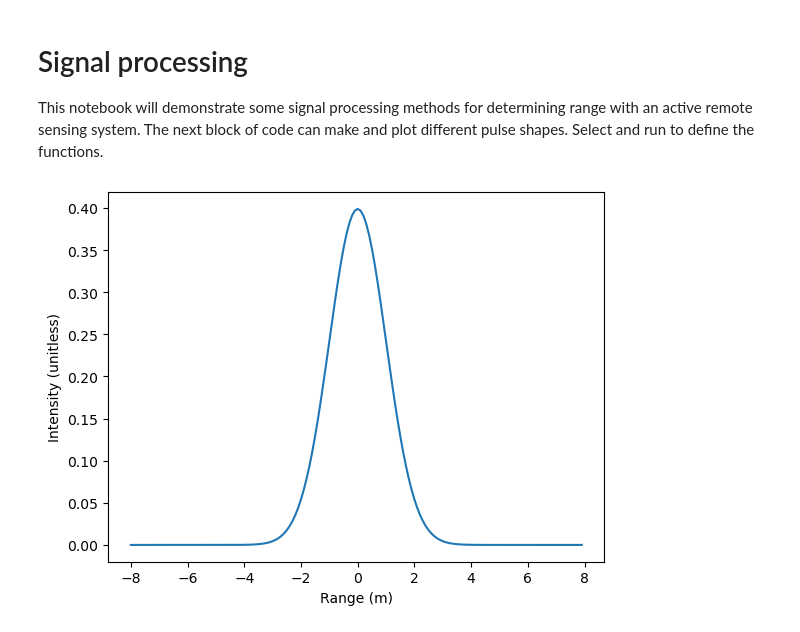
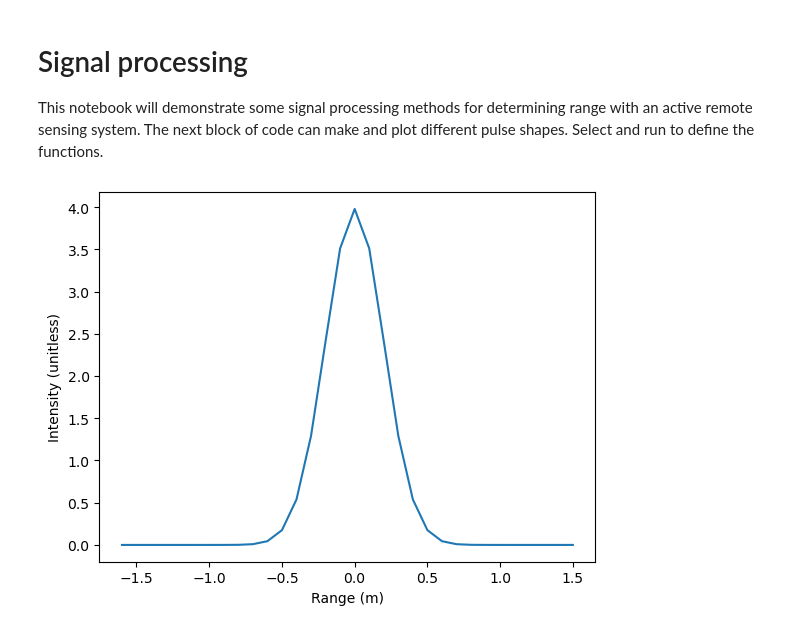
Before and after one commit to edinburgh-university-OOSA/active_sensing, a Jupyter notebook: signal_processing/signal_process.ipynb, the cells around one changed output. Cells and saved outputs as stored; diff of their text form; code cells hidden in the pictures.

Commit message:
More work on signal processing.

```diff
--- a/signal_processing/signal_process.ipynb
+++ b/signal_processing/signal_process.ipynb
@@ -6,64 +6,108 @@ This notebook will demonstrate some signal processing methods for determining ra
 import numpy as np
 from matplotlib import pyplot as plt
 from math import pi,sqrt
+from scipy.signal import convolve
+
+
 
 class setPulse():
     '''Class to hold and manipulate pulses'''
 
-    def __init__(self,sigma,mode,res=0.1,A=1,sFreq=100000,eFreq=1000000000):
+    def __init__(self,sigma,mode,res=0.1,E=1,sFreq=100000,eFreq=1000000000):
         '''Initialiser'''
 
         # save pulse properties within object
         self.sigma=sigma
-        self.A=A
+        self.E=E
         self.res=res
         self.sFreq=sFreq
         self.eFreq=eFreq
 
         # behaviour depends upon pulse
         if(mode=="gauss"):
-            self.x=np.arange(-sigma*8,sigma*8,res)
-            self.y=A*np.exp(-1*self.x**2/(2*sigma**2))/(sigma*sqrt(2*pi))
+            self.A=self.E/(sigma*sqrt(2*pi))
+            self.pX=np.arange(-sigma*8,sigma*8,res)
+            self.pY=self.A*np.exp(-1*self.pX**2/(2*sigma**2))/(sigma*sqrt(2*pi))
         elif(mode=="chirp"):
             self.makeChirp()
         else:
             print(mode,"pulse shape mode not recognised.")
             print("mode must be gauss or chirp")
 
         return
 
-
     def makeChirp(self):
         '''Make a chirped pulse. Written by J Hansen for GLAMIS project'''
-        self.x = np.arange(0, self.sigma, self.res)
-        t = self.x / 2.998e8
+        self.pX = np.arange(0, self.sigma, self.res)
+        t = self.pX / 2.998e8
 
         stime = self.sigma / (2.998e8)
         c = (self.eFreq - self.sFreq) / stime  # sweep scaling constant
-        self.y = np.sin(2.0 * pi * (t**2 * (c/2.0) + self.sFreq * t))
+        self.pY = np.sin(2.0 * pi * (t**2 * (c/2.0) + self.sFreq * t))
+
+        # set energy to be correct total
+        totE=np.sum(self.pY)*self.res
+        self.pY=self.pY*self.E/totE
 
         return
 
+    def setTarget(self,N,sep):
+        '''Make a target profile'''
+        self.tY=np.zeros((self.pX.shape),dtype=float)
+        centX=np.mean(self.pX)
+        for i in range(0,N):
+            x=centX+i*sep
+            minInd=np.abs(self.pX-x).argmin()
+            self.tY[minInd]=1.0
+            print(x,minInd,self.pX[minInd])
+        return
 
-    def plot(self):
+    def xcorr(self):
+        '''Compute cross-correlation of pulse and target'''
+        N = max(len(self.pY), len(self.tY))
+        X = np.fft.fft(self.pY, n=N)
+        Y = np.fft.fft(self.pY, n=N)
+        z = np.real(np.fft.ifft(X * np.conj(Y)))
+        self.correl = z*(np.sum(self.pY) + np.sum(self.tY)) / (np.sum(self.pY) * np.sum(self.tY))
+        return
+
+    def convolve(self):
+        """Compute convolution of target and pulse"""
+        #N = max(self.pY.shape[0],self.tY.shape[0])
+        #X = np.fft.fft(self.pY, n=N)
+        #Y = np.fft.fft(self.tY, n=N)
+        #self.conv = np.real(np.fft.ifft(X * Y))
+        self.conv=convolve(self.pY,self.tY,mode='full')
+        sX=self.pX[0]-(np.mean(self.pX)/2.0-self.pX[0])
+        eX=sX+self.res*self.conv.shape[0]
+        self.cX=np.linspace(sX,eX,num=self.conv.shape[0])
+        return
+
+    def plotPulse(self):
         '''Plot the pulse'''
         plt.xlabel('Range (m)')
         plt.ylabel('Intensity (unitless)')
-        plt.plot(self.x,self.y)
+        plt.plot(self.pX,self.pY-np.min(self.pY))
         plt.show()
 
-    def correlate(self):
-        #smooY=np.convolve(bData.wave[i,:],np.flip(pBy,axis=0),mode='same')   # flipped as distance is in reverse
-        return
+    def plotConv(self):
+        '''Plot the target and convolution'''
+        plt.xlabel('Range (m)')
+        plt.ylabel('Intensity (unitless)')
+        plt.plot(self.pX,self.tY-np.min(self.tY),label="Target")
+        plt.plot(self.cX,self.conv-np.min(self.conv),label="Convolution")
+        plt.show()
+
 
 
 ########################
 # Set and plot a pulse
 
 mode="gauss"    # the type of pulse. "gauss" or "chirp"
-sigma=1.0       # 1 m width
+sigma=0.2       # 1 m width
+E=1.0           # amount of energy in pulse
 
 pulse=setPulse(sigma,mode)
-pulse.plot()
+pulse.plotPulse()
 # %% [output]
-[figure, old version]
+[figure, new version]
```
Also changed, not shown: parts of 9 cells of this notebook.
